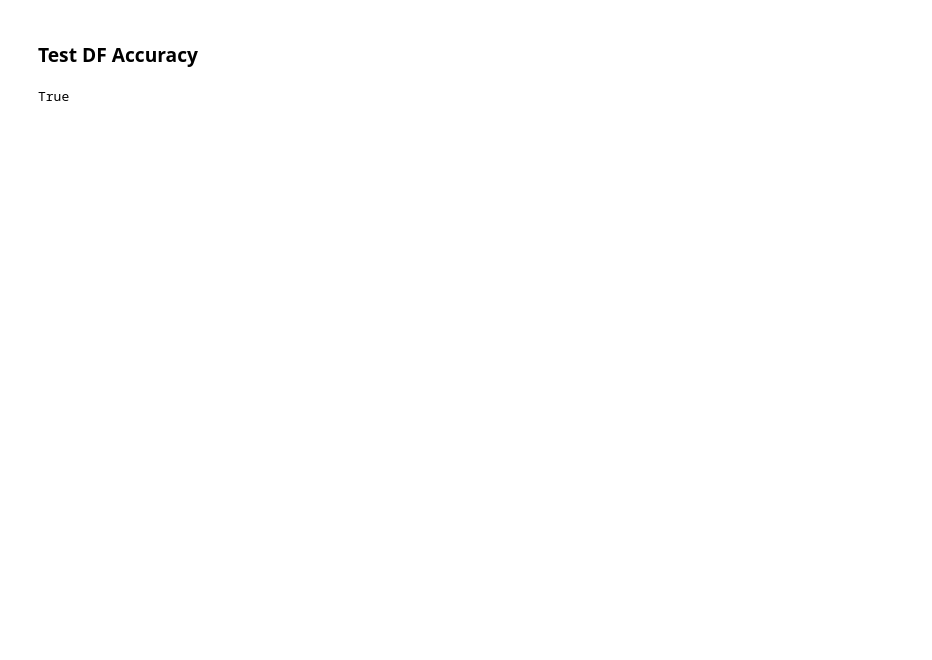
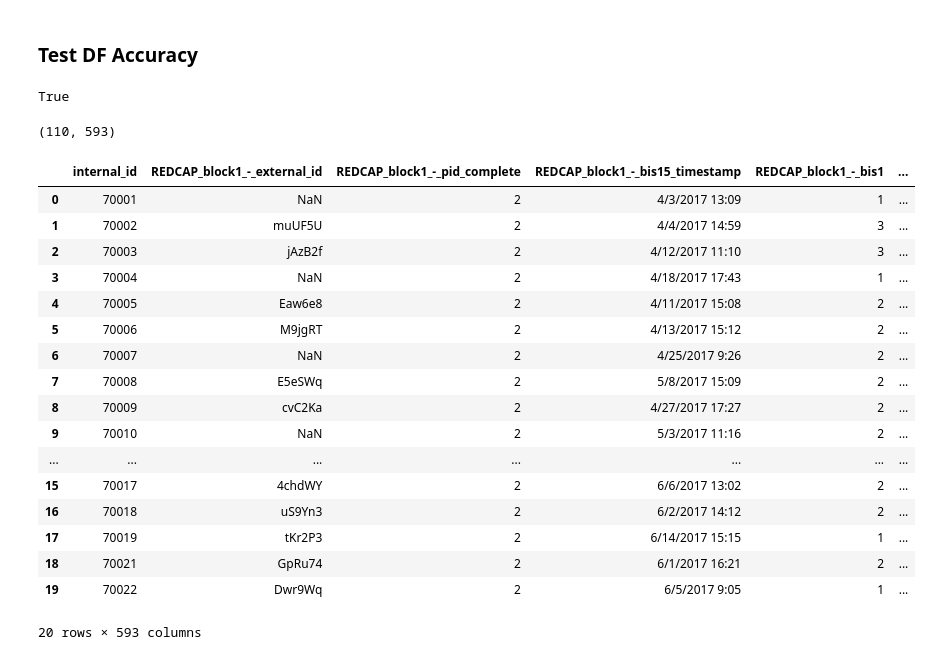
Before and after one commit to wraikes/partnership, a Jupyter notebook: Redcap_Data_Merge.ipynb, the cells around one changed output. Saved outputs shown, nothing was run; the diff lists cells and outputs as text; code cells hidden in the pictures; blank space fills up the shorter version.

```diff
--- a/Redcap_Data_Merge.ipynb
+++ b/Redcap_Data_Merge.ipynb
@@ -43,10 +73,40 @@ def column_relabel(df, append, col_name):
 
 def remove_dupes(df):
 
-    test_users = ['ThpMV2Achc', 'SEkQVTCe6j', 'Wh8NSX3DHL', 'SaXFr2kPZa', 'VWUcSp4TeH', 'yXEfAmW682',
-                  'gwEpQR8j9B', 'WbbNWM4RAF', 'D5bzYrfd8E', 'LJcmEFWp74', 'ULoF3MM1nN', 'bdyP3M']
+    test_users = [
+        'ThpMV2Achc',
+        'SEkQVTCe6j',
+        'Wh8NSX3DHL',
+        'SaXFr2kPZa',
+        'VWUcSp4TeH',
+        'yXEfAmW682',
+        'gwEpQR8j9B',
+        'WbbNWM4RAF',
+        'D5bzYrfd8E',
+        'LJcmEFWp74',
+        'ULoF3MM1nN']
 
-    return df[~df['external id'].isin(test_users)]
+    diff_study = [
+        'rL8eA3',
+        'rLg5xs',
+        'rLrD9h',
+        'rLP7H2',
+        'rL6s6h',
+        'aOyzBg',
+        'aORA43',
+        'aOh48U',
+        'aOLu4K',
+        'aOQtxv',
+        'aO5TvQ',
+        'mPC9S8',
+        'mPgquX',
+        'mP5xkB',
+        'mPSQvh',
+        'mPYk2p',
+        'mP3rbd'
+    ]
+
+    return df[~df['external_id'].isin(test_users + diff_study)]
 
 def new_dfs(_dfs, _names, _id):
 
@@ -62,10 +122,10 @@ def new_dfs(_dfs, _names, _id):
 #Relabel the columns.
 names = ['REDCAP_block1_-_', 'REDCAP_block2_-_']
 
-clean_dfs = new_dfs(dfs, names, 'internal id')
+clean_dfs = new_dfs(dfs, names, 'internal_id')
 # %%
 #Merge the two block datasets.
-block_merge = pd.merge(clean_dfs[0], clean_dfs[1], how = 'outer', on='internal id')
+block_merge = pd.merge(clean_dfs[0], clean_dfs[1], how = 'outer', on='internal_id')
 # %% [markdown]
 ### Test DF Accuracy
 # %%
@@ -73,5 +133,30 @@ len(block_merge['internal id']) == len(block_merge['internal id'].unique()) and
 # %% [output]
 True
+# %%
+block_merge.shape
+# %% [output]
+(110, 593)
+# %%
+block_merge.head(20)
+# %% [output]
+|  | internal_id | REDCAP_block1_-_external_id | REDCAP_block1_-_pid_complete | REDCAP_block1_-_bis15_timestamp | REDCAP_block1_-_bis1 | ... |
+| 0 | 70001 | NaN | 2 | 4/3/2017 13:09 | 1 | ... |
+| 1 | 70002 | muUF5U | 2 | 4/4/2017 14:59 | 3 | ... |
+| 2 | 70003 | jAzB2f | 2 | 4/12/2017 11:10 | 3 | ... |
+| 3 | 70004 | NaN | 2 | 4/18/2017 17:43 | 1 | ... |
+| 4 | 70005 | Eaw6e8 | 2 | 4/11/2017 15:08 | 2 | ... |
+| 5 | 70006 | M9jgRT | 2 | 4/13/2017 15:12 | 2 | ... |
+| 6 | 70007 | NaN | 2 | 4/25/2017 9:26 | 2 | ... |
+| 7 | 70008 | E5eSWq | 2 | 5/8/2017 15:09 | 2 | ... |
+| 8 | 70009 | cvC2Ka | 2 | 4/27/2017 17:27 | 2 | ... |
+| 9 | 70010 | NaN | 2 | 5/3/2017 11:16 | 2 | ... |
+| ... | ... | ... | ... | ... | ... | ... |
+| 15 | 70017 | 4chdWY | 2 | 6/6/2017 13:02 | 2 | ... |
+| 16 | 70018 | uS9Yn3 | 2 | 6/2/2017 14:12 | 2 | ... |
+| 17 | 70019 | tKr2P3 | 2 | 6/14/2017 15:15 | 1 | ... |
+| 18 | 70021 | GpRu74 | 2 | 6/1/2017 16:21 | 2 | ... |
+| 19 | 70022 | Dwr9Wq | 2 | 6/5/2017 9:05 | 1 | ... |
+20 rows × 593 columns
 # %%
 os.chdir('/home/wraikes/Programming/Partnership/dmt/merged_data/')
 block_merge.to_csv('FINAL_REDCAP.csv')
```
Also changed, not shown: parts of 4 cells of this notebook.
